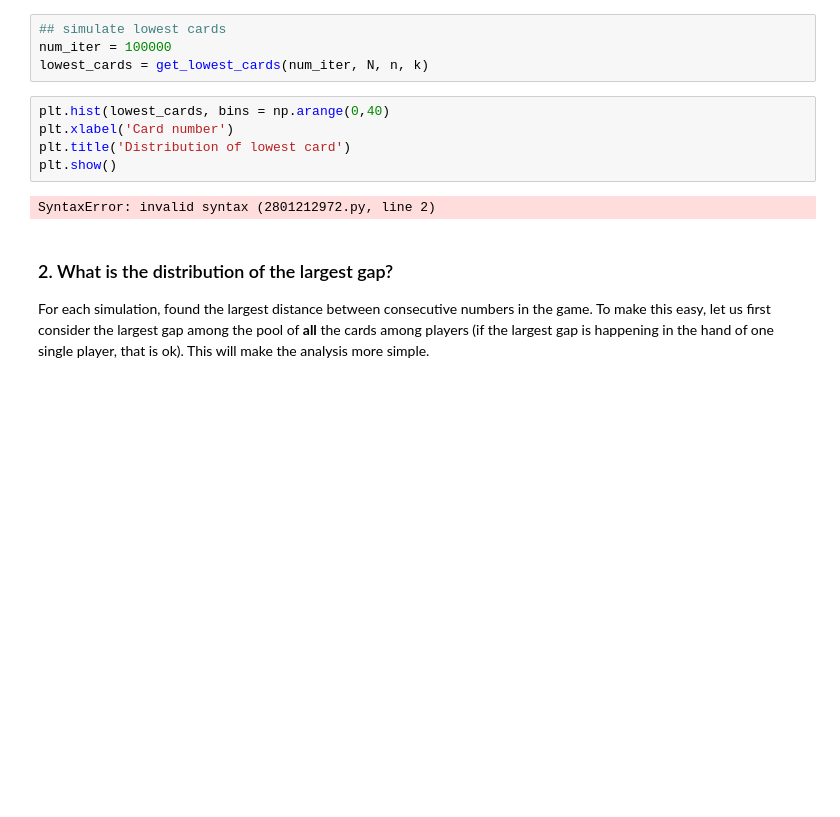
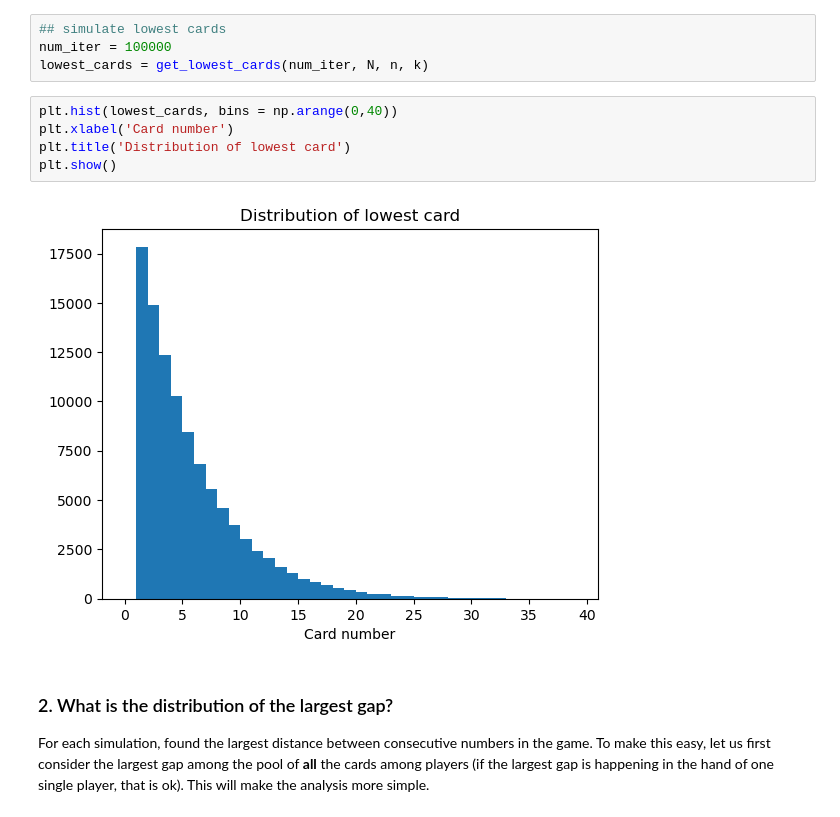
Before and after one commit to UCB-stat-201a-fall23/projectno1-themind-matutinus, a Jupyter notebook: Project01-TheMind.ipynb, the cells around one changed output. Drawn from its saved outputs; the diff is of its cells as text; blank space fills up the shorter version.

```diff
--- a/Project01-TheMind.ipynb
+++ b/Project01-TheMind.ipynb
@@ -89,12 +89,12 @@ def get_lowest_cards(num_iter, N, n, k, with_replacement=False):
 num_iter = 100000
 lowest_cards = get_lowest_cards(num_iter, N, n, k)
 # %%
-plt.hist(lowest_cards, bins = np.arange(0,40)
+plt.hist(lowest_cards, bins = np.arange(0,40))
 plt.xlabel('Card number')
 plt.title('Distribution of lowest card')
 plt.show()
 # %% [output]
-SyntaxError: invalid syntax (2801212972.py, line 2)
+[figure, added]
 # %% [markdown]
 ### 2. What is the distribution of the largest gap?
 
```
Also changed, not shown: parts of 15 cells of this notebook.
